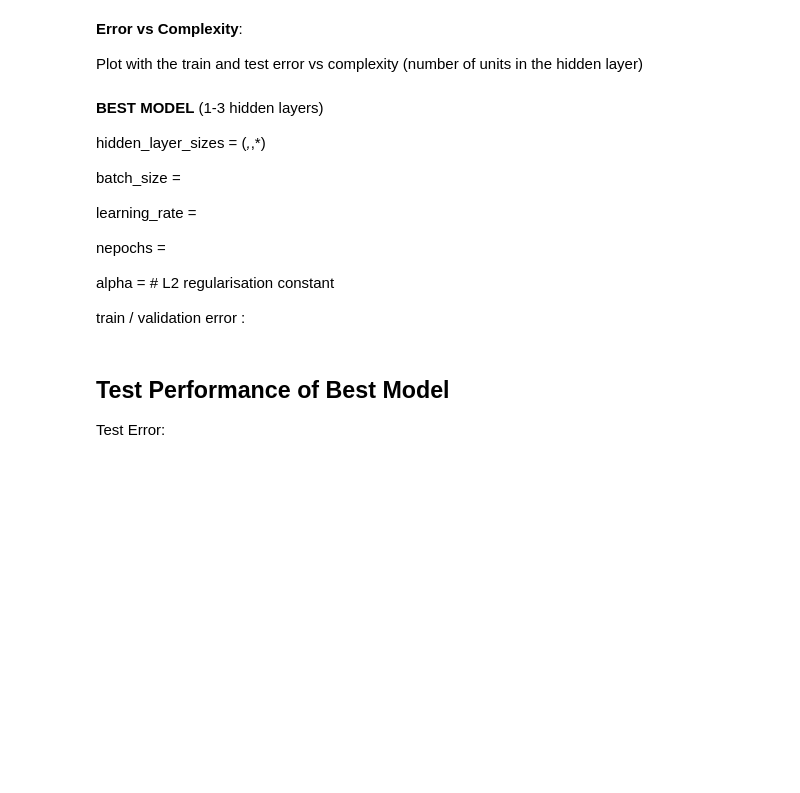
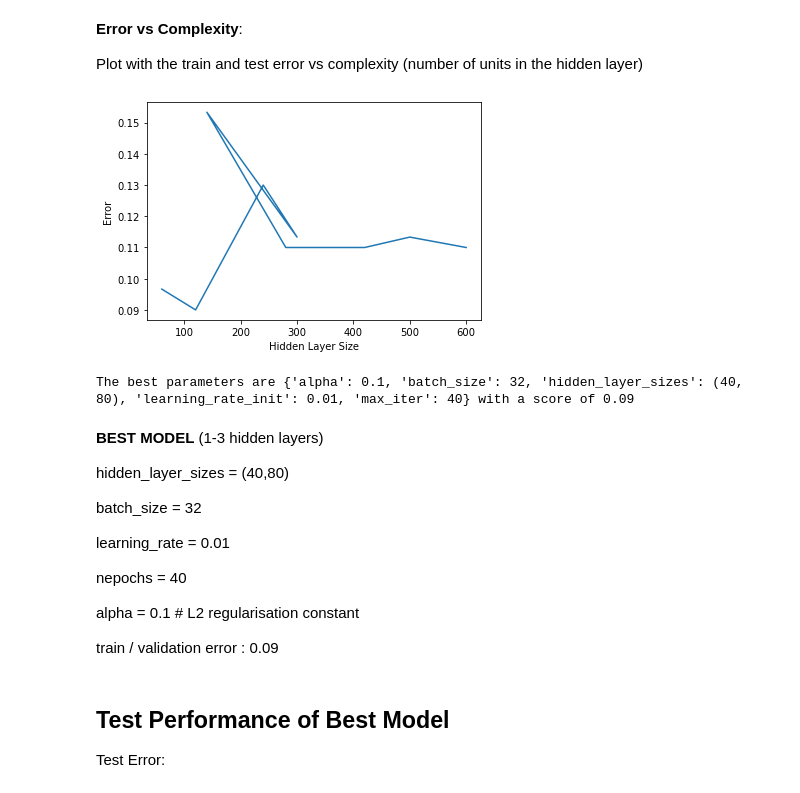
Before and after one commit to PatCH0816/TSM_DeLearn, a Jupyter notebook: exercises/exercise4/Exercise 3/model_selection_stud.ipynb, the cells around one changed output. Cells and saved outputs as stored; diff of their text form; code cells hidden in the pictures; blank space fills up the shorter version.

```diff
--- a/exercises/exercise4/Exercise 3/model_selection_stud.ipynb
+++ b/exercises/exercise4/Exercise 3/model_selection_stud.ipynb
@@ -374,17 +429,39 @@ Plot with the train and test error vs complexity (number of units in the hidden
+# %%
+### START YOUR CODE ###
+
+import pandas as pd
+
+best_scores = pd.DataFrame(best_scores)
+
+plt.plot(best_scores['hidden_layer_size'].apply(sum), best_scores['error_rate'])
+plt.xlabel("Hidden Layer Size")
+plt.ylabel("Error")
+plt.show()
+
+best_error = best_scores['error_rate'].min()
+best_params = best_scores[best_scores['error_rate']==best_error]['params'].values[0]
+print("The best parameters are %s with a score of %0.2f"
+      % (best_params, best_error))
+
+
+### END YOUR CODE ###
+# %% [output]
+[figure, added]
+The best parameters are {'alpha': 0.1, 'batch_size': 32, 'hidden_layer_sizes': (40, 80), 'learning_rate_init': 0.01, 'max_iter': 40} with a score of 0.09
 # %% [markdown]
 __BEST MODEL__ (1-3 hidden layers)
 
-hidden_layer_sizes = (*,*,*)
+hidden_layer_sizes = (40,80)
 
-batch_size =
+batch_size = 32
 
-learning_rate =
+learning_rate = 0.01
 
-nepochs =
+nepochs = 40
 
-alpha =  # L2 regularisation constant
+alpha = 0.1 # L2 regularisation constant
 
-train / validation error :
+train / validation error : 0.09
 # %% [markdown]
 ## Test Performance of Best Model
 
```
Also changed, not shown: parts of 12 cells of this notebook.
